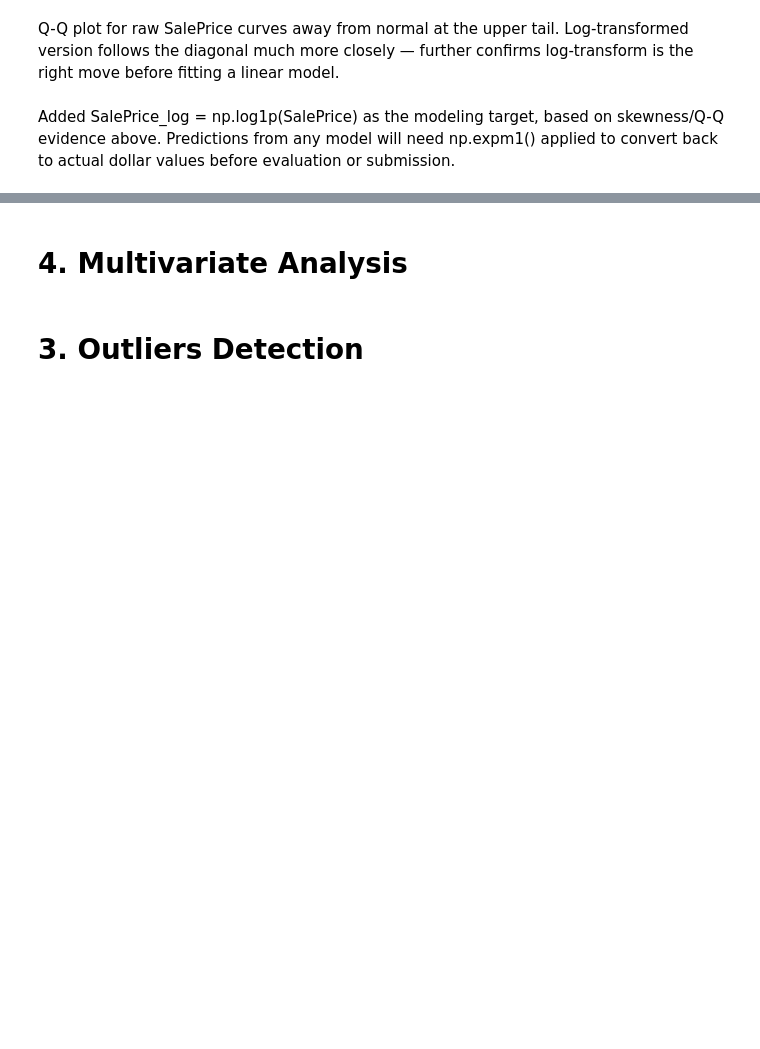
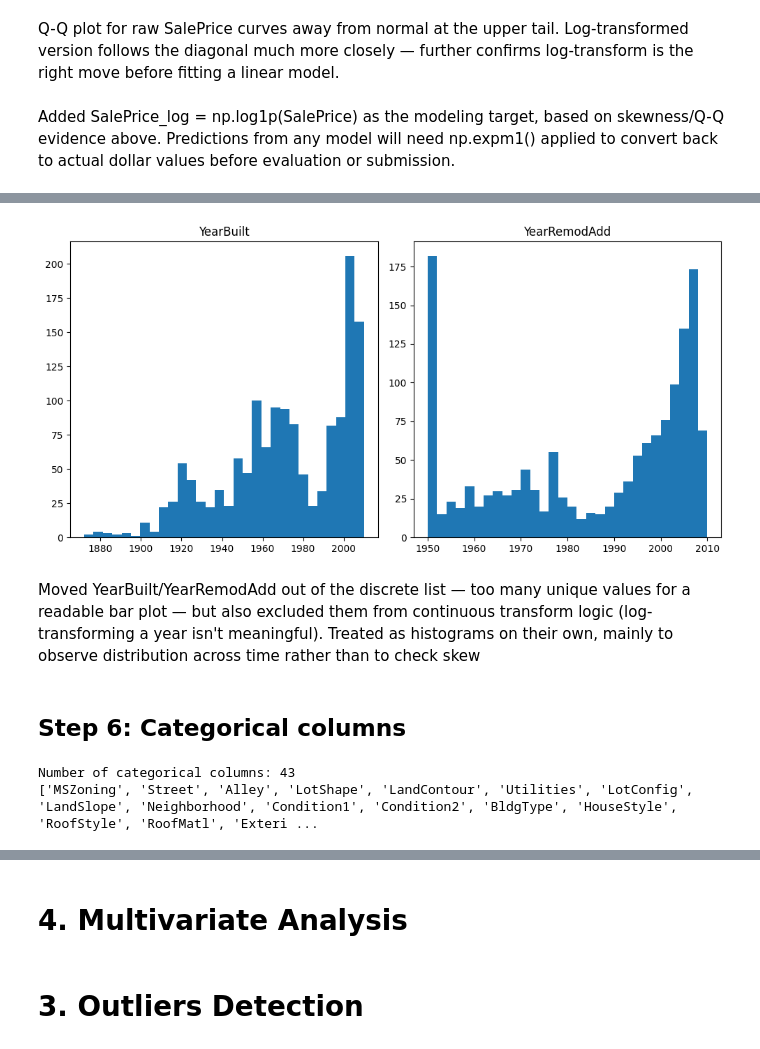
Before and after one commit to VishRoy/kaggle-notebook, a Jupyter notebook: house-prices-advanced-regression.ipynb, the cells around one changed output, grey strips where cells are left out. Drawn from its saved outputs; the diff is of its cells as text; code cells hidden in the pictures; blank space fills up the shorter version.

```diff
--- a/house-prices-advanced-regression.ipynb
+++ b/house-prices-advanced-regression.ipynb
@@ -301,0 +352,24 @@ Added SalePrice_log = np.log1p(SalePrice) as the modeling target, based on skewn
+# %%
+temporal_cols = ['YearBuilt', 'YearRemodAdd']
+
+fig,axes = plt.subplots(1,2,figsize=(10,5))
+
+for i, col in enumerate(temporal_cols):
+    axes[i].hist(df[col].dropna(), bins=30)
+    axes[i].set_title(f'{col}')
+
+plt.tight_layout()
+plt.show()
+# %% [output]
+[figure, added]
+# %% [markdown]
+Moved YearBuilt/YearRemodAdd out of the discrete list — too many unique values for a readable bar plot — but also excluded them from continuous transform logic (log-transforming a year isn't meaningful). Treated as histograms on their own, mainly to observe distribution across time rather than to check skew
+# %% [markdown]
+## Step 6: Categorical columns
+# %%
+categorical_cols = df.select_dtypes(include='object').columns.tolist()
+print(f'Number of categorical columns: {len(categorical_cols)}')
+print(categorical_cols)
+# %% [output]
+Number of categorical columns: 43
+['MSZoning', 'Street', 'Alley', 'LotShape', 'LandContour', 'Utilities', 'LotConfig', 'LandSlope', 'Neighborhood', 'Condition1', 'Condition2', 'BldgType', 'HouseStyle', 'RoofStyle', 'RoofMatl', 'Exteri ...
```
Also changed, not shown: parts of 10 cells of this notebook.
